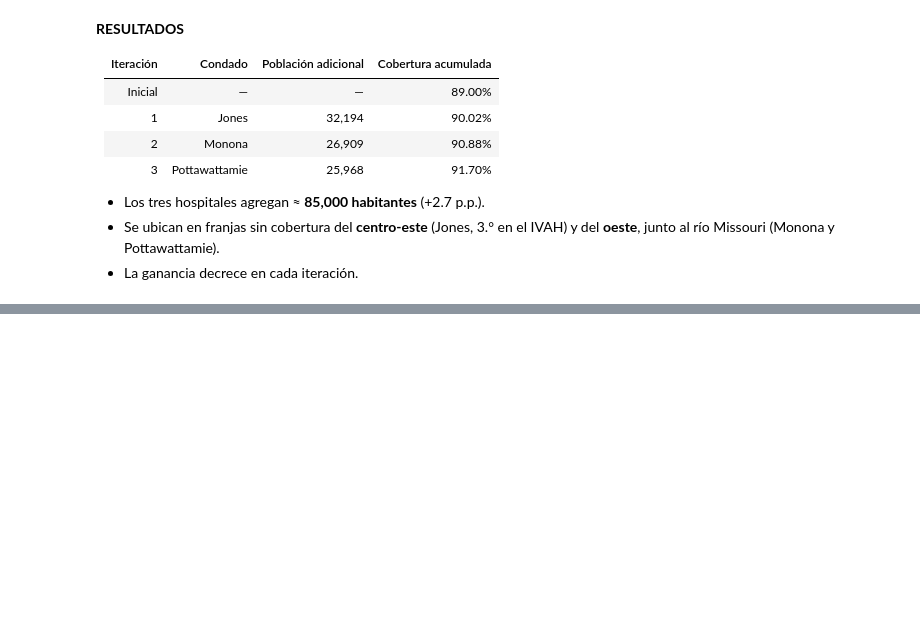
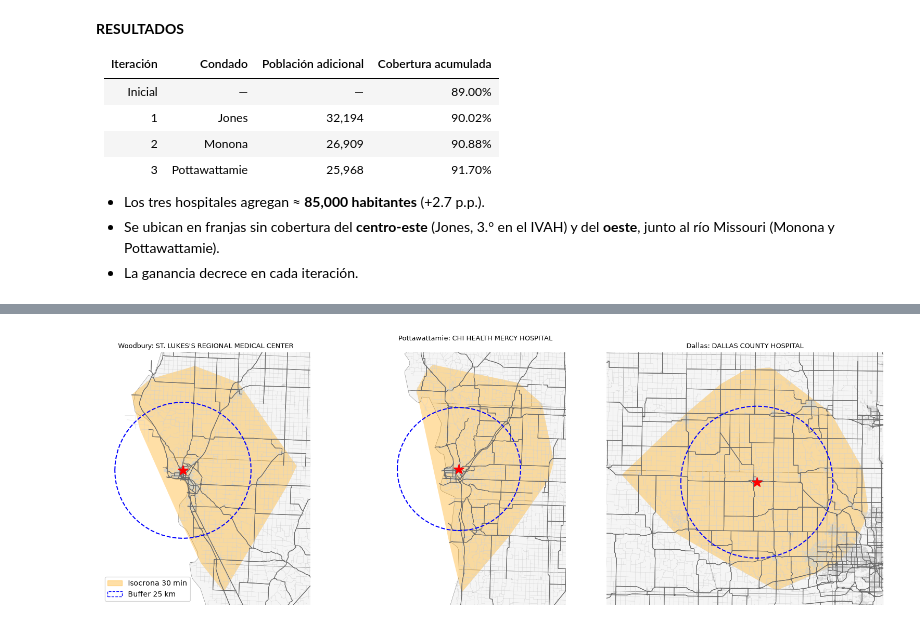
Before and after one commit to Tunchxz/CC2017-Laboratorio-5, a Jupyter notebook: laboratorio5.ipynb, the cells around one changed output, grey strips where cells are left out. Drawn from its saved outputs; the diff is of its cells as text; code cells hidden in the pictures; blank space fills up the shorter version.

```diff
--- a/laboratorio5.ipynb
+++ b/laboratorio5.ipynb
@@ -733,0 +745,8 @@ plt.show()
+# %%
+# Condados más vulnerables que tienen al menos un hospital; se toma el hospital con más camas
+vuln_con_hosp = indice.merge(stats[["fips", "hospitales"]], on="fips")
+vuln_con_hosp = vuln_con_hosp[vuln_con_hosp["hospitales"] > 0].nlargest(3, "ivah")
+hosp_sel = (hosp_cond[hosp_cond["fips"].isin(vuln_con_hosp["fips"])]
+            .sort_values("camas_total", ascending=False).drop_duplicates("fips"))
+hosp_sel = hosp_sel.merge(vuln_con_hosp[["fips", "nombre", "ivah"]].rename(columns={"nombre": "condado_ivah"}), on="fips")
+hosp_sel[["condado_ivah", "ivah", "nombre", "tipo", "camas_total"]]
@@ -733,0 +847,14 @@ plt.show()
+# %%
+filas = []
+for (_, h), iso in zip(hosp_sel.iterrows(), isocronas):
+    buf = h.geometry.buffer(25_000)
+    filas.append({
+        "hospital": h["nombre"], "condado": h["condado_ivah"],
+        "area_buffer_km2": buf.area / 1e6, "area_isocrona_km2": iso.area / 1e6,
+        "pob_buffer": cobertura_poblacional(cond_ia, buf),
+        "pob_isocrona": cobertura_poblacional(cond_ia, iso),
+    })
+comp = pd.DataFrame(filas)
+comp["dif_pob"] = comp["pob_isocrona"] - comp["pob_buffer"]
+comp["dif_%"] = comp["dif_pob"] / comp["pob_buffer"] * 100
+comp
@@ -733,0 +866,22 @@ plt.show()
+# %%
+fig, axes = plt.subplots(1, 3, figsize=(16, 5.5))
+for ax, (_, h), iso in zip(axes, hosp_sel.iterrows(), isocronas):
+    buf = h.geometry.buffer(25_000)
+    aristas = redes[h["nombre"]]
+    vias = aristas[aristas["highway"].astype(str).str.contains("motorway|trunk|primary|secondary")]
+    cond_ia.plot(ax=ax, color="whitesmoke", edgecolor="grey", linewidth=0.4)
+    aristas.plot(ax=ax, color="lightgrey", linewidth=0.2)
+    vias.plot(ax=ax, color="dimgrey", linewidth=0.8)
+    gpd.GeoSeries([iso], crs=CRS_PROY).plot(ax=ax, color="orange", alpha=0.35)
+    gpd.GeoSeries([buf], crs=CRS_PROY).boundary.plot(ax=ax, color="blue", linestyle="--")
+    ax.plot(h.geometry.x, h.geometry.y, "r*", markersize=15)
+    xmin, ymin, xmax, ymax = iso.union(buf).bounds
+    ax.set(xlim=(xmin - 5e3, xmax + 5e3), ylim=(ymin - 5e3, ymax + 5e3), title=f"{h['condado_ivah']}: {h['nombre']}")
+    ax.title.set_fontsize(9)
+    ax.set_axis_off()
+axes[0].legend(handles=[Patch(color="orange", alpha=0.35, label="Isocrona 30 min"),
+                        Patch(fill=False, edgecolor="blue", linestyle="--", label="Buffer 25 km")], loc="lower left")
+plt.tight_layout()
+plt.show()
+# %% [output]
+[figure, added]
```
Also changed, not shown: parts of 18 cells of this notebook, 1 other file.
